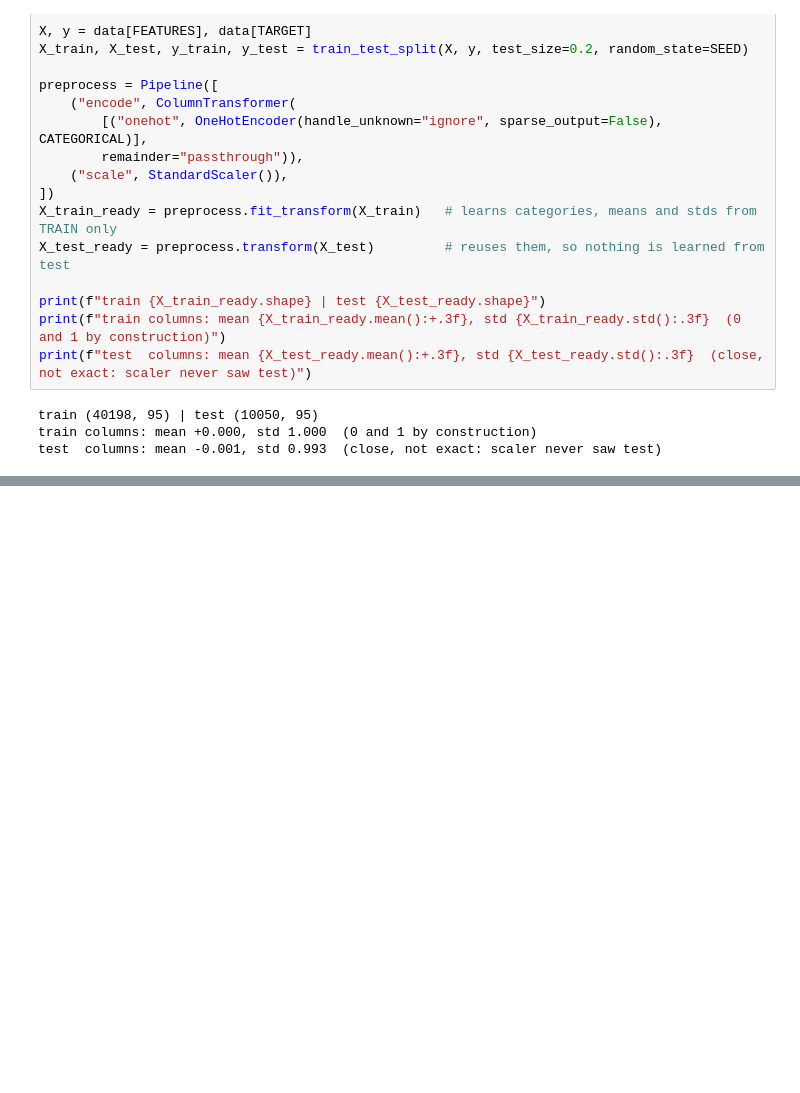
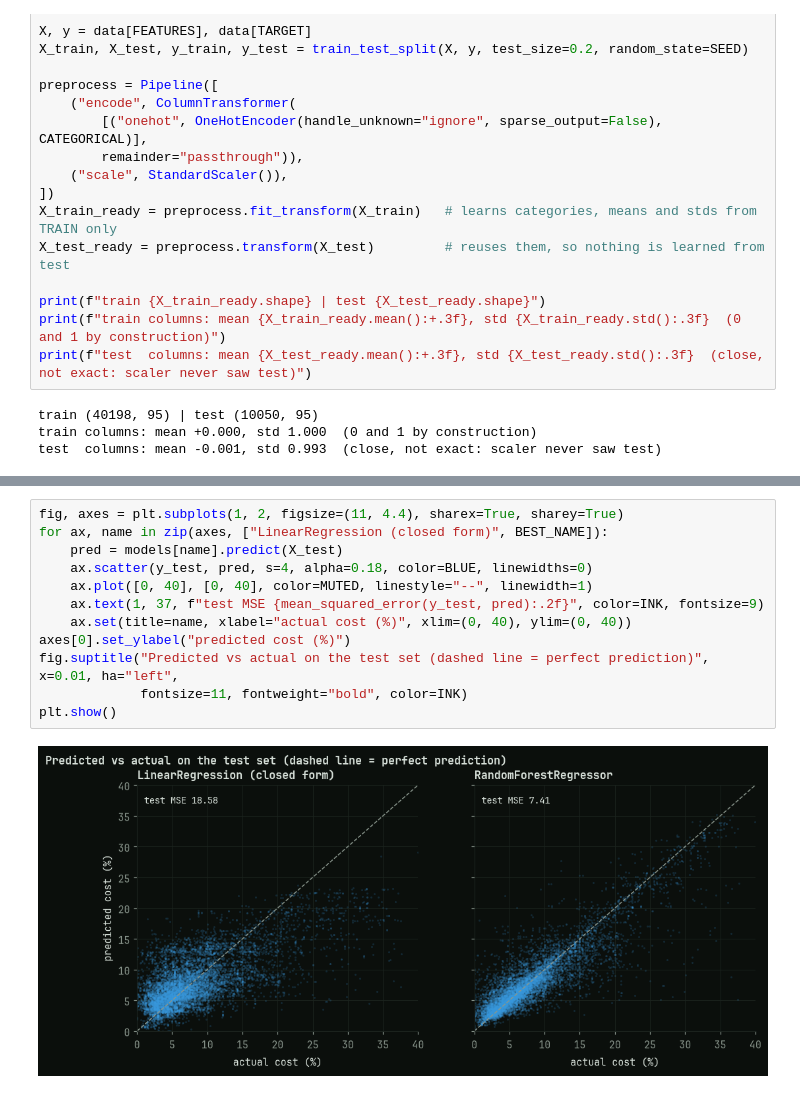
Before and after one commit to Jobealieu/linear_regression_model, a Jupyter notebook: summative/linear_regression/multivariate.ipynb, the cells around one changed output, grey strips where cells are left out. Cells and saved outputs as stored; diff of their text form; blank space fills up the shorter version.

```diff
--- a/summative/linear_regression/multivariate.ipynb
+++ b/summative/linear_regression/multivariate.ipynb
@@ -357,0 +589,14 @@ test  columns: mean -0.001, std 0.993  (close, not exact: scaler never saw test)
+# %%
+fig, axes = plt.subplots(1, 2, figsize=(11, 4.4), sharex=True, sharey=True)
+for ax, name in zip(axes, ["LinearRegression (closed form)", BEST_NAME]):
+    pred = models[name].predict(X_test)
+    ax.scatter(y_test, pred, s=4, alpha=0.18, color=BLUE, linewidths=0)
+    ax.plot([0, 40], [0, 40], color=MUTED, linestyle="--", linewidth=1)
+    ax.text(1, 37, f"test MSE {mean_squared_error(y_test, pred):.2f}", color=INK, fontsize=9)
+    ax.set(title=name, xlabel="actual cost (%)", xlim=(0, 40), ylim=(0, 40))
+axes[0].set_ylabel("predicted cost (%)")
+fig.suptitle("Predicted vs actual on the test set (dashed line = perfect prediction)", x=0.01, ha="left",
+             fontsize=11, fontweight="bold", color=INK)
+plt.show()
+# %% [output]
+[figure, added]
```
Also changed, not shown: parts of 26 cells of this notebook.
